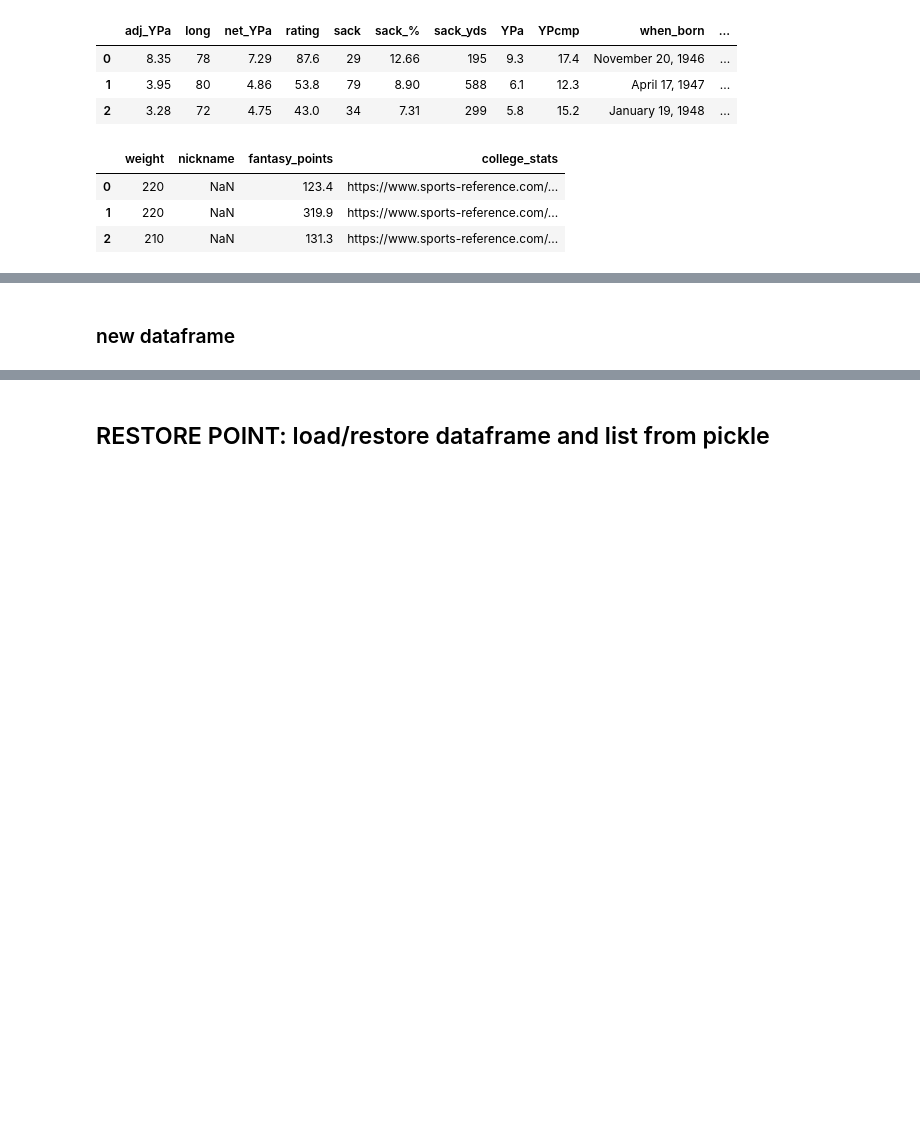
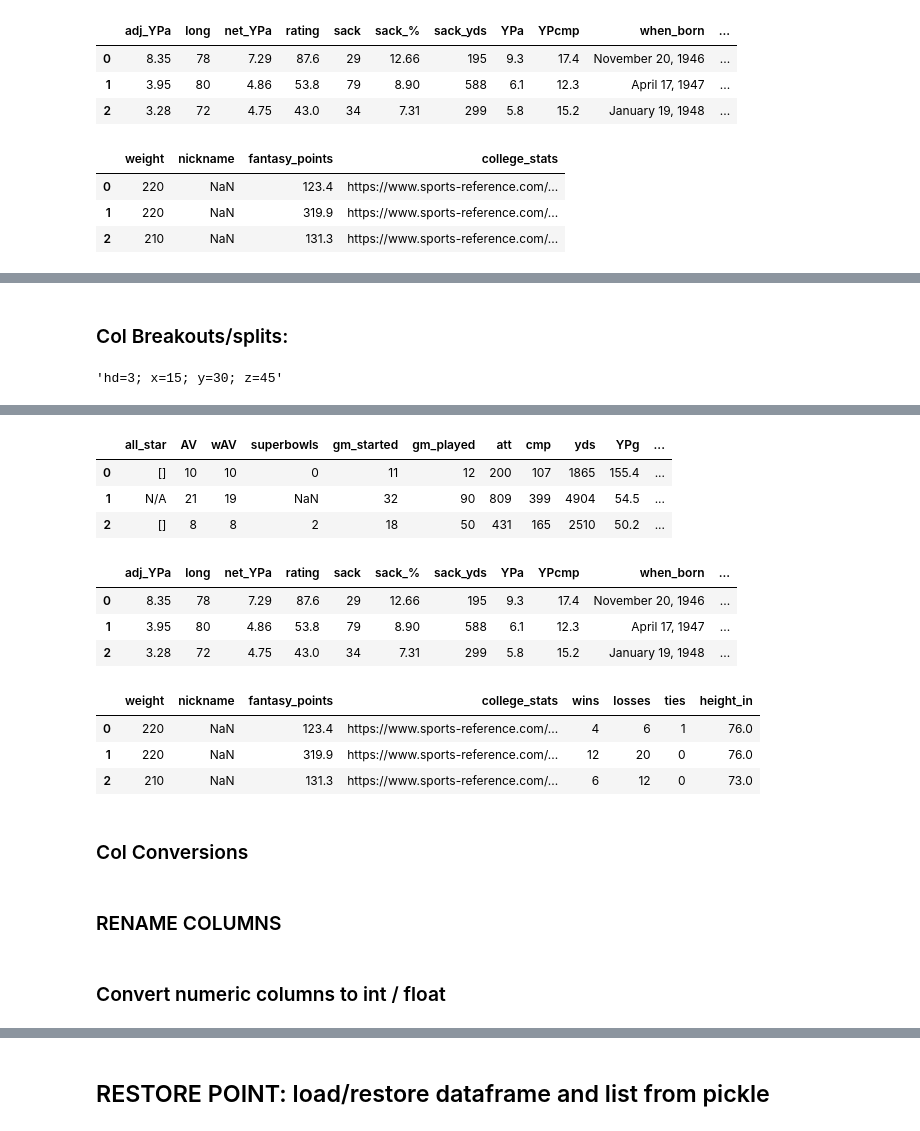
Before and after one commit to willablackmon/predicting_nfl_qb_success, a Jupyter notebook: cleaning_notebooks/pfb_ref_cleaning_kitchensink.ipynb, the cells around one changed output, grey strips where cells are left out. Saved outputs shown, nothing was run; the diff lists cells and outputs as text; code cells hidden in the pictures; blank space fills up the shorter version.

```diff
--- a/cleaning_notebooks/pfb_ref_cleaning_kitchensink.ipynb
+++ b/cleaning_notebooks/pfb_ref_cleaning_kitchensink.ipynb
@@ -9,10 +9,10 @@
 # %%
 import pandas as pd
 # Set display options
-pd.set_option('display.max_rows', None)
-pd.set_option('display.max_columns', None)
-pd.set_option('display.width', None)
-pd.set_option('display.max_colwidth', None)
+# pd.set_option('display.max_rows', None)
+# pd.set_option('display.max_columns', None)
+# pd.set_option('display.width', None)
+# pd.set_option('display.max_colwidth', None)
 # %%
 # Read the PKls
 import pickle
@@ -512,2 +214,20 @@ None
-# %% [markdown]
-### new dataframe
+# %% [markdown]
+### Col Breakouts/splits:
+# %%
+# Split 'qb_rec' into 'wins', 'losses', and 'ties'
+import numpy as np
+
+# Breakout qb_rec into wins, losses, ties
+sorted_df[['wins', 'losses', 'ties']] = sorted_df['qb_rec'].str.split('-', expand=True).astype('float').astype('Int64')
+
+# Convert 'height' to 'height_in' (in inches), handling any NaN values
+height_split = sorted_df['height'].str.split('-', expand=True).replace('', np.nan).astype(float)
+sorted_df['height_in'] = height_split[0] * 12 + height_split[1]
+
+# Remove 'Yrs' from 'years' and convert to int
+sorted_df['yrs'] = sorted_df['yrs'].str.replace(' yrs', '', regex=False)
+sorted_df['yrs'] = pd.to_numeric(sorted_df['yrs'], errors='coerce').astype('Int64')
+
+inspect_large_df(sorted_df, 3, 15, 30, 45)
+# %% [output]
+'hd=3; x=15; y=30; z=45'
@@ -513,0 +238,14 @@ None
+|  | all_star | AV | wAV | superbowls | gm_started | gm_played | att | cmp | yds | YPg | ... |
+| 0 | [] | 10 | 10 | 0 | 11 | 12 | 200 | 107 | 1865 | 155.4 | ... |
+| 1 | N/A | 21 | 19 | NaN | 32 | 90 | 809 | 399 | 4904 | 54.5 | ... |
+| 2 | [] | 8 | 8 | 2 | 18 | 50 | 431 | 165 | 2510 | 50.2 | ... |
+|  | adj_YPa | long | net_YPa | rating | sack | sack_% | sack_yds | YPa | YPcmp | when_born | ... |
+| 0 | 8.35 | 78 | 7.29 | 87.6 | 29 | 12.66 | 195 | 9.3 | 17.4 | November 20, 1946 | ... |
+| 1 | 3.95 | 80 | 4.86 | 53.8 | 79 | 8.90 | 588 | 6.1 | 12.3 | April 17, 1947 | ... |
+| 2 | 3.28 | 72 | 4.75 | 43.0 | 34 | 7.31 | 299 | 5.8 | 15.2 | January 19, 1948 | ... |
+|  | weight | nickname | fantasy_points | college_stats | wins | losses | ties | height_in |
+| 0 | 220 | NaN | 123.4 | https://www.sports-reference.com/... | 4 | 6 | 1 | 76.0 |
+| 1 | 220 | NaN | 319.9 | https://www.sports-reference.com/... | 12 | 20 | 0 | 76.0 |
+| 2 | 210 | NaN | 131.3 | https://www.sports-reference.com/... | 6 | 12 | 0 | 73.0 |
+# %% [markdown]
+### Col Conversions
@@ -513,0 +264,2 @@ None
+# %% [markdown]
+### RENAME COLUMNS
@@ -514,3 +280,5 @@ None
+# %% [markdown]
+### Convert numeric columns to int / float
 # %%
 # Define your columns
 cols_to_int = ['hof_yr', 'draft_yr',
```
Also changed, not shown: parts of 18 cells of this notebook, 2 other files.
